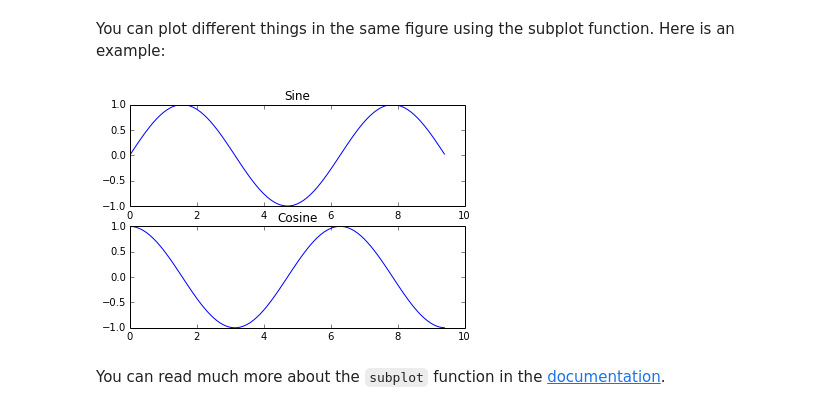
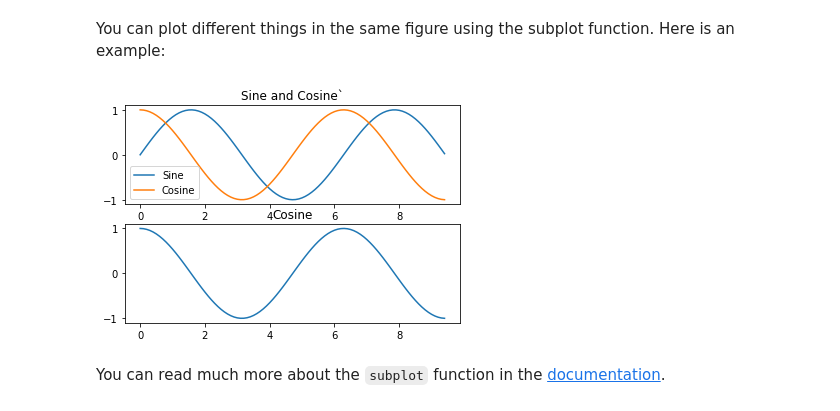
Before and after one commit to kjergens/cs228-material, a Jupyter notebook: tutorials/python/cs228-python-tutorial.ipynb, the cells around one changed output. Cells and saved outputs as stored; diff of their text form; code cells hidden in the pictures.

```diff
--- a/tutorials/python/cs228-python-tutorial.ipynb
+++ b/tutorials/python/cs228-python-tutorial.ipynb
@@ -1032,25 +1084,32 @@ You can plot different things in the same figure using the subplot function. Her
 # %%
 # Compute the x and y coordinates for points on sine and cosine curves
 x = np.arange(0, 3 * np.pi, 0.1)
 y_sin = np.sin(x)
 y_cos = np.cos(x)
 
 # Set up a subplot grid that has height 2 and width 1,
 # and set the first such subplot as active.
 plt.subplot(2, 1, 1)
 
 # Make the first plot
 plt.plot(x, y_sin)
-plt.title('Sine')
+#plt.title('Sine')
+
+# Set the second subplot as active, and make the second plot.
+plt.plot(x, y_cos)
+plt.title('Sine and Cosine`')
+plt.legend(['Sine', 'Cosine'])
 
 # Set the second subplot as active, and make the second plot.
 plt.subplot(2, 1, 2)
 plt.plot(x, y_cos)
 plt.title('Cosine')
 
+
+
 # Show the figure.
 plt.show()
 # %% [output]
-[figure, old version]
+[figure, new version]
 # %% [markdown]
 You can read much more about the `subplot` function in the [documentation](http://matplotlib.org/api/pyplot_api.html#matplotlib.pyplot.subplot).
```
Also changed, not shown: parts of 8 cells of this notebook.
